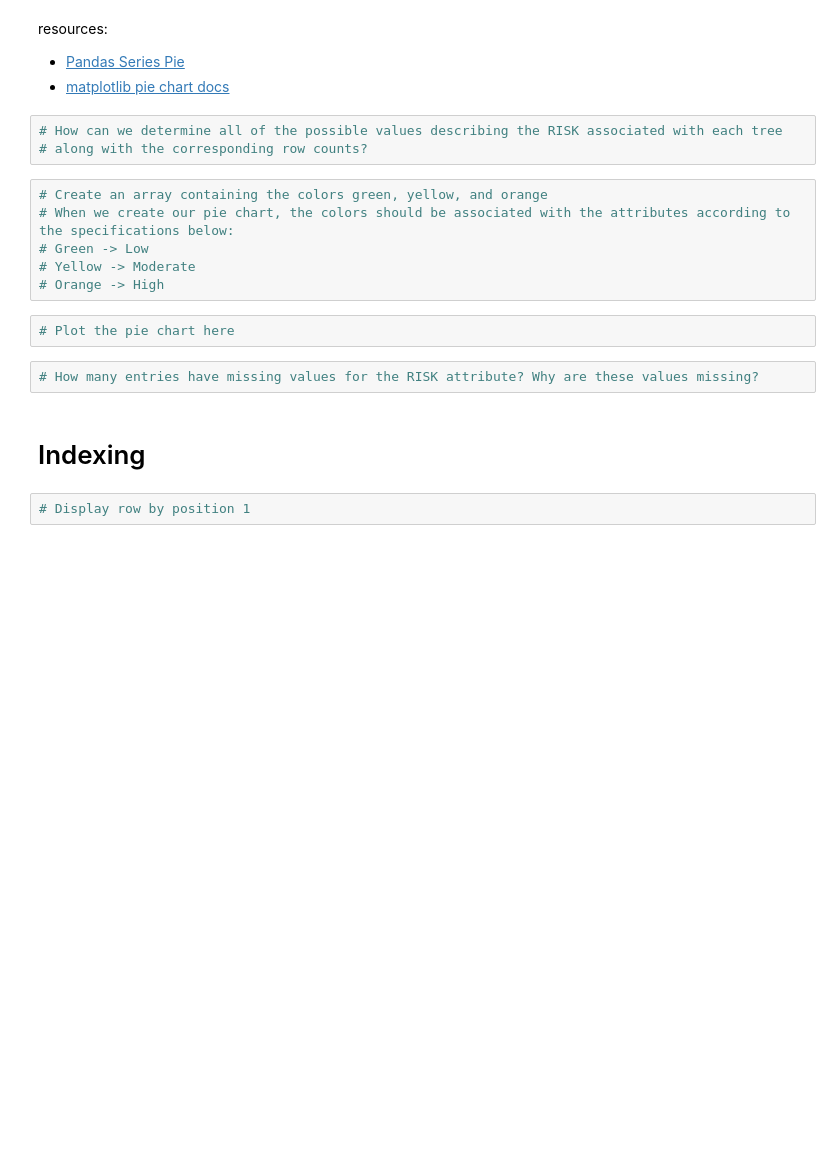
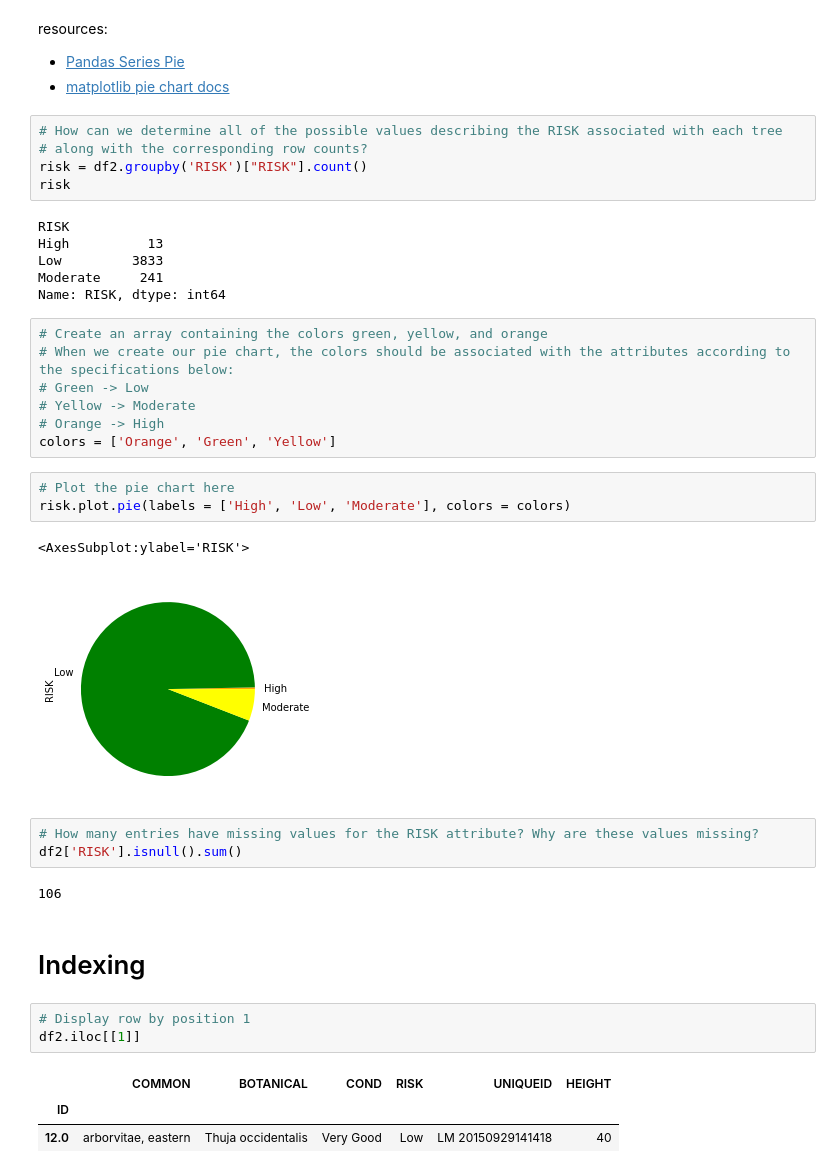
Before and after one commit to JosephKowalski2/DataEngineering.Labs.CityOfNewarkDETreeSurvey, a Jupyter notebook: newark_de_tree_survey.ipynb, the cells around one changed output. Cells and saved outputs as stored; diff of their text form; blank space fills up the shorter version.

```diff
--- a/newark_de_tree_survey.ipynb
+++ b/newark_de_tree_survey.ipynb
@@ -198,19 +198,40 @@ resources:
 # %%
 # How can we determine all of the possible values describing the RISK associated with each tree
 # along with the corresponding row counts?
+risk = df2.groupby('RISK')["RISK"].count()
+risk
+# %% [output]
+RISK
+High          13
+Low         3833
+Moderate     241
+Name: RISK, dtype: int64
 # %%
 # Create an array containing the colors green, yellow, and orange
 # When we create our pie chart, the colors should be associated with the attributes according to the specifications below:
 # Green -> Low
 # Yellow -> Moderate
 # Orange -> High
+colors = ['Orange', 'Green', 'Yellow']
 # %%
 # Plot the pie chart here
+risk.plot.pie(labels = ['High', 'Low', 'Moderate'], colors = colors)
+# %% [output]
+<AxesSubplot:ylabel='RISK'>
+[figure, added]
 # %%
 # How many entries have missing values for the RISK attribute? Why are these values missing?
+df2['RISK'].isnull().sum()
+# %% [output]
+106
 # %% [markdown]
 # Indexing
 # %%
 # Display row by position 1
+df2.iloc[[1]]
+# %% [output]
+|  | COMMON | BOTANICAL | COND | RISK | UNIQUEID | HEIGHT |
+| ID |  |  |  |  |  |  |
+| 12.0 | arborvitae, eastern | Thuja occidentalis | Very Good | Low | LM 20150929141418 | 40 |
 # %%
 # Display row by label 1
```
Also changed, not shown: parts of 1 cell of this notebook.
